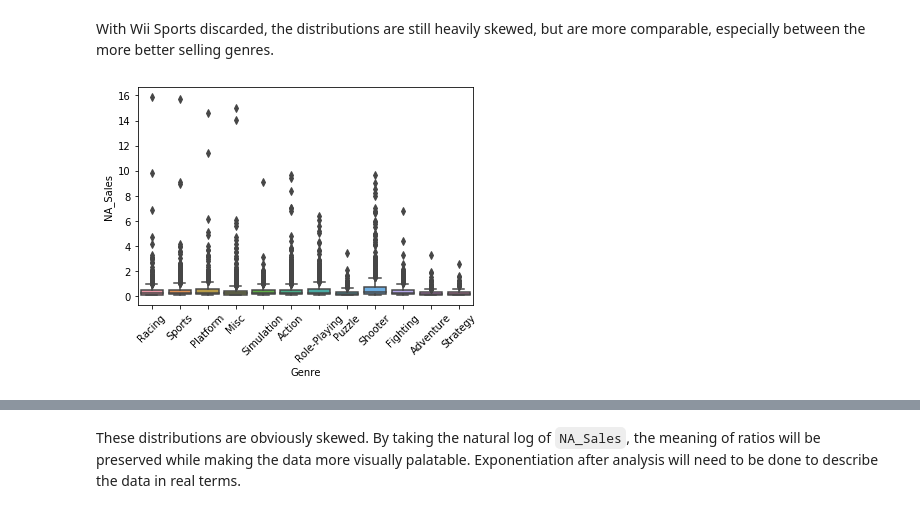
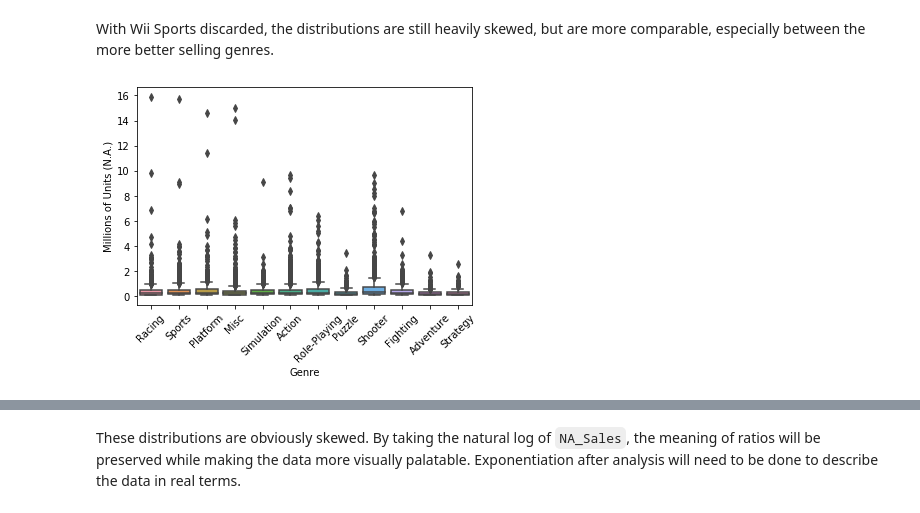
Before and after one commit to DJGump/game_sales_analysis, a Jupyter notebook: vg_sales_analysis_testing_dgump.ipynb, the cells around one changed output, grey strips where cells are left out. Saved outputs shown, nothing was run; the diff lists cells and outputs as text; code cells hidden in the pictures.

```diff
--- a/vg_sales_analysis_testing_dgump.ipynb
+++ b/vg_sales_analysis_testing_dgump.ipynb
@@ -242,10 +243,11 @@ vg_00_10.head()
 With Wii Sports discarded, the distributions are still heavily skewed, but are more comparable, especially between the more better selling genres.
 # %%
 boxplots = sns.boxplot("Genre", "NA_Sales", data=vg_00_10)
+boxplots.set(ylabel="Millions of Units (N.A.)")
 boxplots.set_xticklabels(boxplots.get_xticklabels(), rotation=45)
 plt.show()
 # %% [output]
-[figure, old version]
+[figure, new version]
 [interactive output not drawn]
 # %% [markdown]
 These distributions are obviously skewed. By taking the natural log of `NA_Sales`, the meaning of ratios will be preserved while making the data  more visually palatable. Exponentiation after analysis will need to be done to describe the data in real terms.
```
Also changed, not shown: parts of 6 cells of this notebook.
